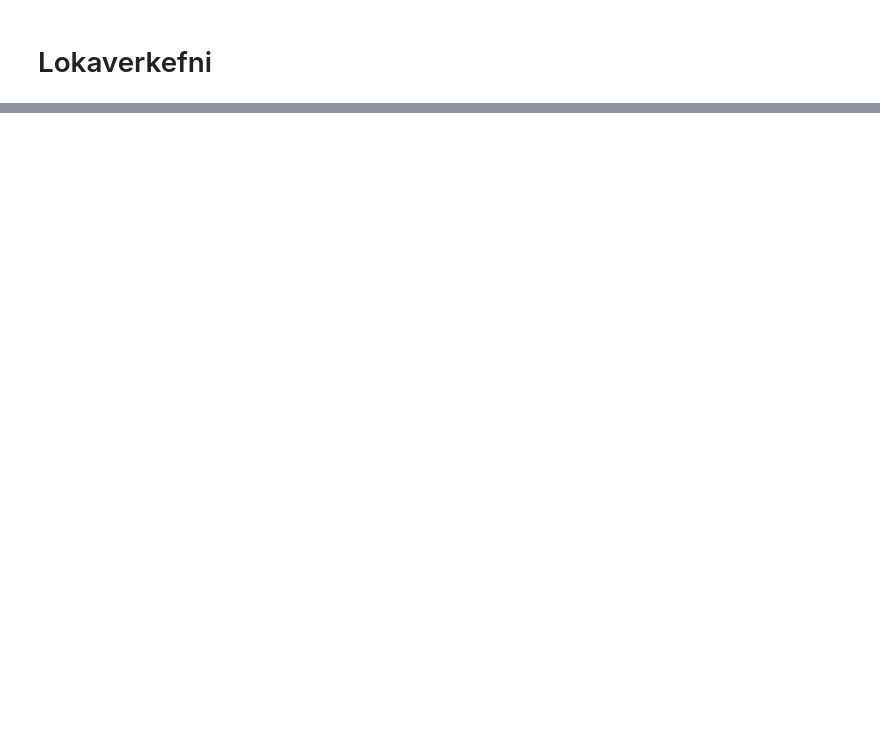
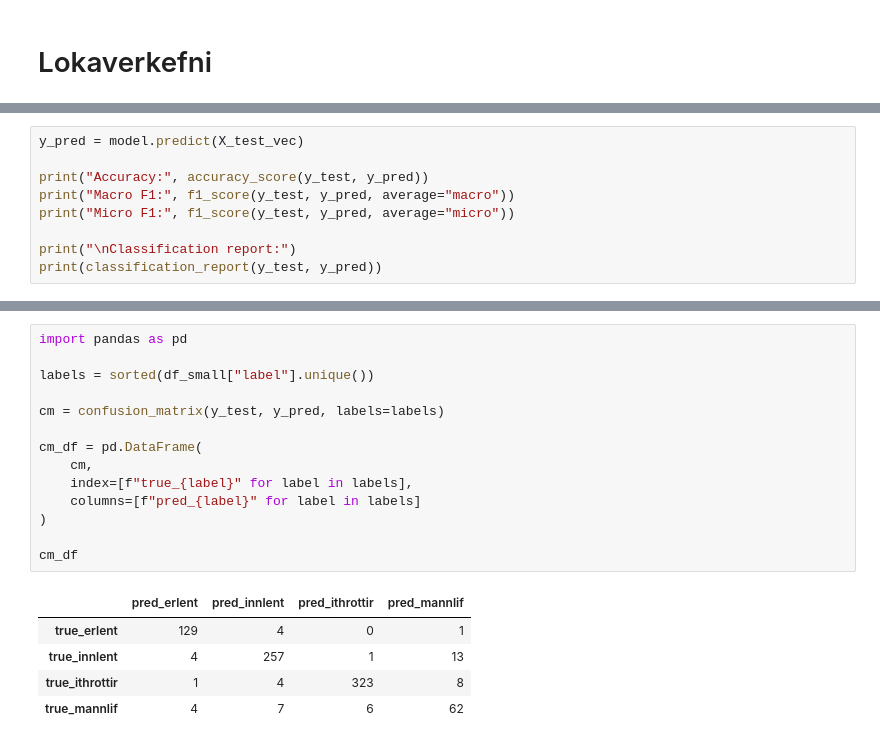
Before and after one commit to RNRAGST/TOL025M-final, a Jupyter notebook: final.ipynb, the cells around one changed output, grey strips where cells are left out. Saved outputs shown, nothing was run; the diff lists cells and outputs as text; blank space fills up the shorter version.

```diff
--- a/final.ipynb
+++ b/final.ipynb
@@ -193,0 +475,9 @@ text: Árið byrjar með úrkomu víða um land og er spáð skúrum eða slyddu
+# %%
+y_pred = model.predict(X_test_vec)
+
+print("Accuracy:", accuracy_score(y_test, y_pred))
+print("Macro F1:", f1_score(y_test, y_pred, average="macro"))
+print("Micro F1:", f1_score(y_test, y_pred, average="micro"))
+
+print("\nClassification report:")
+print(classification_report(y_test, y_pred))
@@ -193,0 +500,20 @@ text: Árið byrjar með úrkomu víða um land og er spáð skúrum eða slyddu
+# %%
+import pandas as pd
+
+labels = sorted(df_small["label"].unique())
+
+cm = confusion_matrix(y_test, y_pred, labels=labels)
+
+cm_df = pd.DataFrame(
+    cm,
+    index=[f"true_{label}" for label in labels],
+    columns=[f"pred_{label}" for label in labels]
+)
+
+cm_df
+# %% [output]
+|  | pred_erlent | pred_innlent | pred_ithrottir | pred_mannlif |
+| true_erlent | 129 | 4 | 0 | 1 |
+| true_innlent | 4 | 257 | 1 | 13 |
+| true_ithrottir | 1 | 4 | 323 | 8 |
+| true_mannlif | 4 | 7 | 6 | 62 |
```
Also changed, not shown: parts of 24 cells of this notebook.
